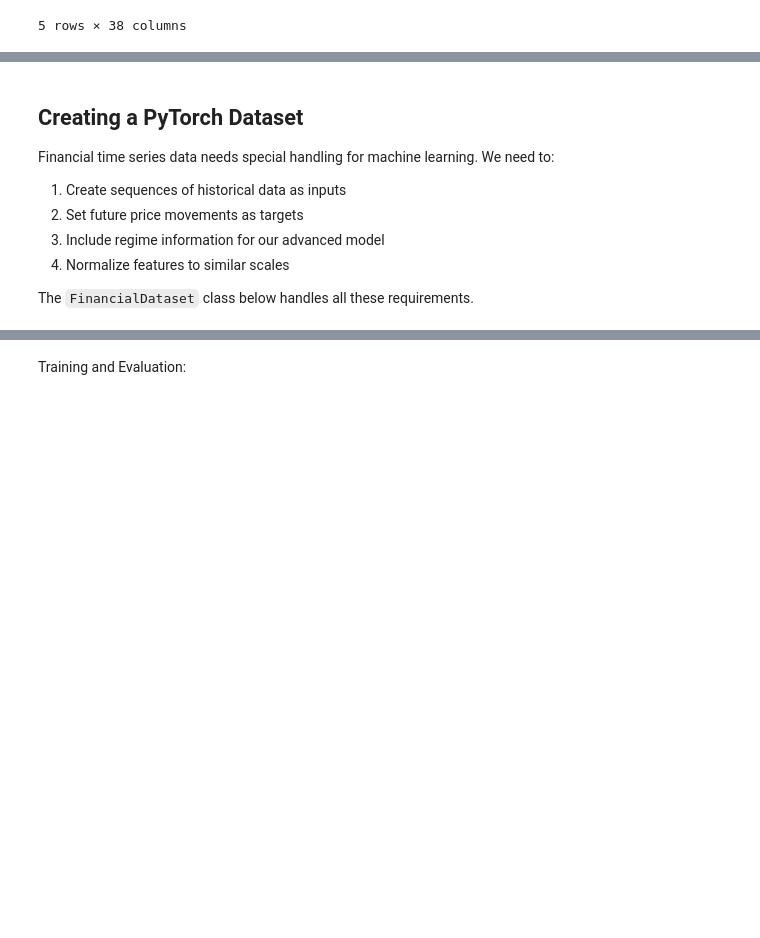
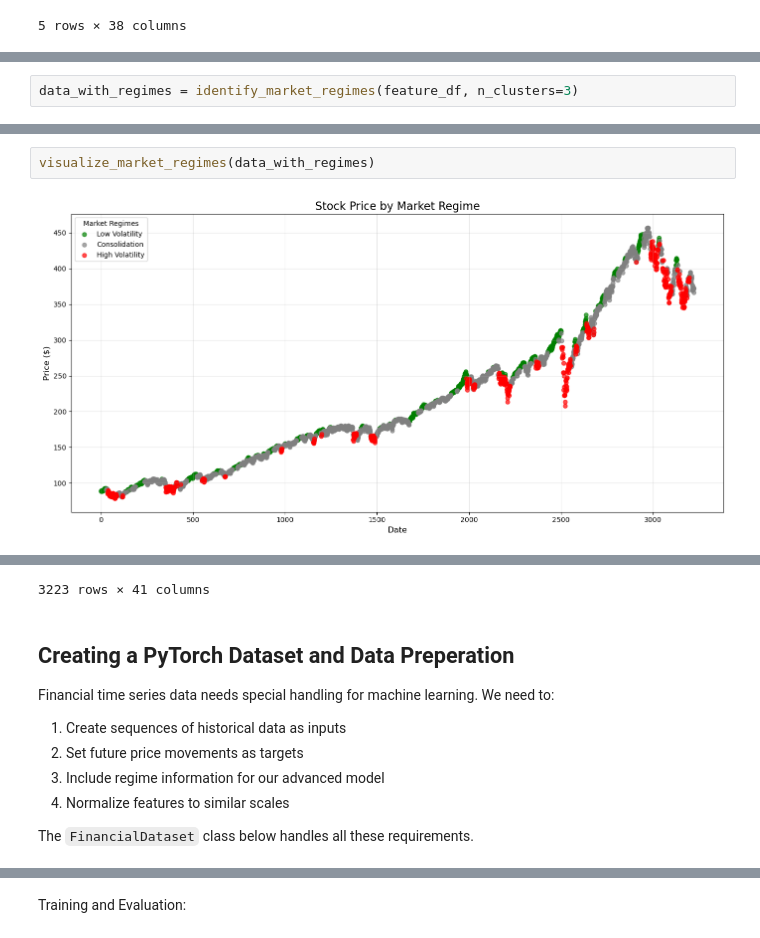
Before and after one commit to fallxns/MachineLearningPipeline, a Jupyter notebook: AIPipeline.ipynb, the cells around one changed output, grey strips where cells are left out. Saved outputs shown, nothing was run; the diff lists cells and outputs as text; blank space fills up the shorter version.

```diff
--- a/AIPipeline.ipynb
+++ b/AIPipeline.ipynb
@@ -436,3 +432,5 @@ def identify_market_regimes(data, n_clusters=3, features=None):
         print(f"  - Number of Days: {len(regime_data)}")
 
     return market_data
+# %%
+data_with_regimes = identify_market_regimes(feature_df, n_clusters=3)
@@ -496,0 +503,4 @@ Regime 2: Consolidation
+# %%
+visualize_market_regimes(data_with_regimes)
+# %% [output]
+[figure, added]
@@ -497,5 +519,6 @@ Regime 2: Consolidation
+3223 rows × 41 columns
 # %% [markdown]
-## Creating a PyTorch Dataset
+## Creating a PyTorch Dataset and Data Preperation
 
 Financial time series data needs special handling for machine learning. We need to:
 1. Create sequences of historical data as inputs
```
Also changed, not shown: parts of 27 cells of this notebook.
